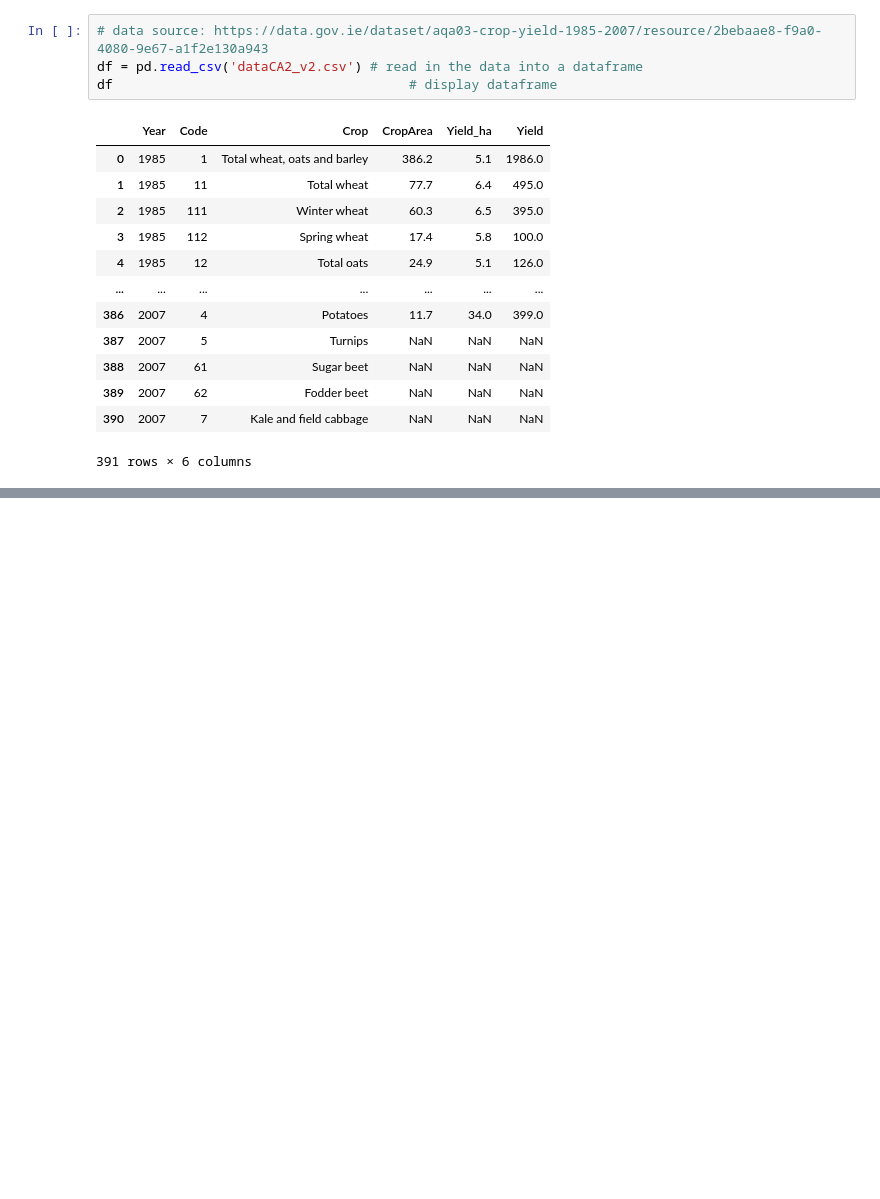
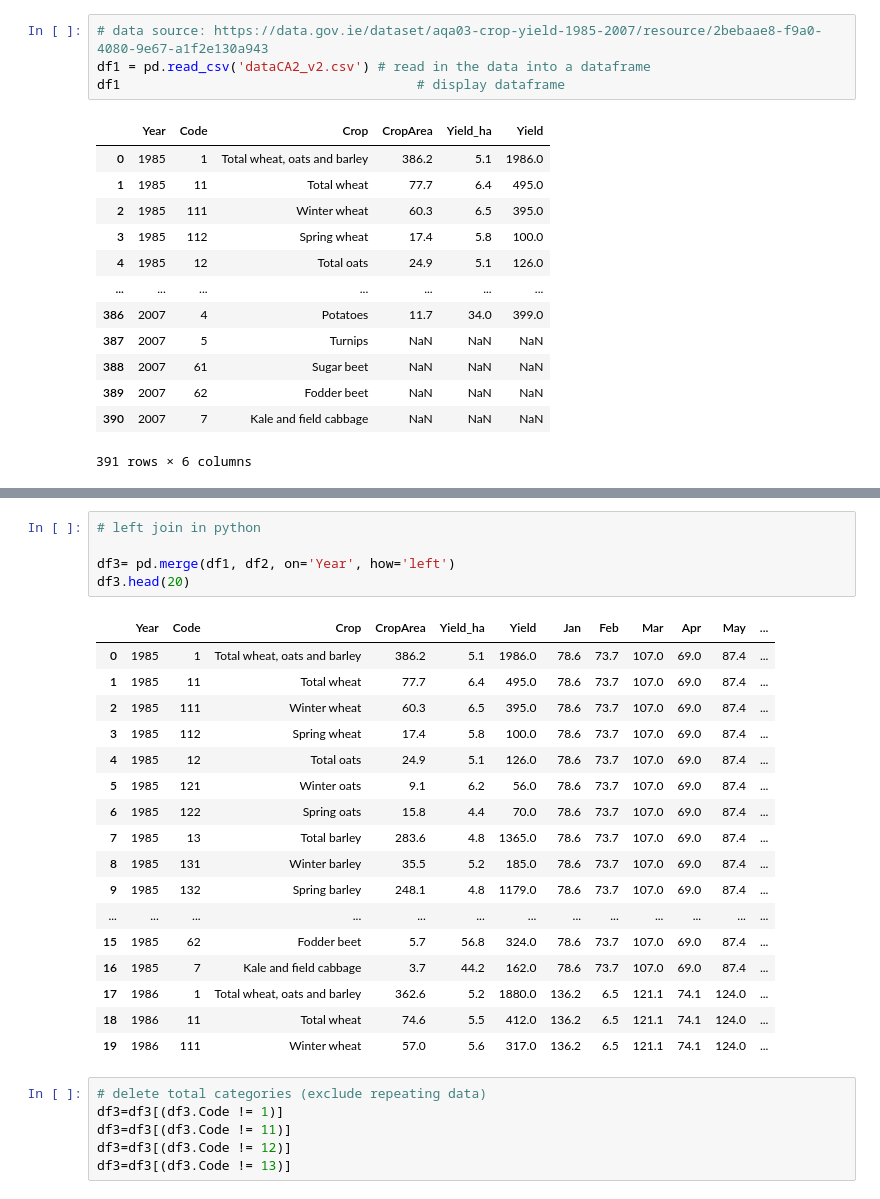
Before and after one commit to Vitalismirnov/CA2_Smirnoff, a Jupyter notebook: CA2_VitalisSmirnovs.ipynb, the cells around one changed output, grey strips where cells are left out. Saved outputs shown, nothing was run; the diff lists cells and outputs as text; blank space fills up the shorter version.

```diff
--- a/CA2_VitalisSmirnovs.ipynb
+++ b/CA2_VitalisSmirnovs.ipynb
@@ -54,8 +54,8 @@ def printmd(string, color=None):
     display(Markdown(colorstr))
 # %%
 # data source: https://data.gov.ie/dataset/aqa03-crop-yield-1985-2007/resource/2bebaae8-f9a0-4080-9e67-a1f2e130a943
-df = pd.read_csv('dataCA2_v2.csv') # read in the data into a dataframe
-df                                      # display dataframe
+df1 = pd.read_csv('dataCA2_v2.csv') # read in the data into a dataframe
+df1                                      # display dataframe
 # %% [output]
 |  | Year | Code | Crop | CropArea | Yield_ha | Yield |
 | 0 | 1985 | 1 | Total wheat, oats and barley | 386.2 | 5.1 | 1986.0 |
@@ -187,3 +206,32 @@ df.describe()
 | 50% | 1996.00000 | 123.400000 | 79.900000 | 90.900000 | 79.900000 | 67.900000 | 79.700000 | 73.900000 | 83.700000 | 80.200000 | 144.500000 | ... |
 | 75% | 2001.50000 | 140.300000 | 110.650000 | 108.600000 | 100.000000 | 86.850000 | 98.700000 | 87.400000 | 115.650000 | 99.850000 | 160.750000 | ... |
 | max | 2007.00000 | 194.600000 | 192.500000 | 134.300000 | 124.000000 | 139.500000 | 141.300000 | 133.000000 | 191.500000 | 173.600000 | 199.100000 | ... |
+# %%
+# left join in python
+
+df3= pd.merge(df1, df2, on='Year', how='left')
+df3.head(20)
+# %% [output]
+|  | Year | Code | Crop | CropArea | Yield_ha | Yield | Jan | Feb | Mar | Apr | May | ... |
+| 0 | 1985 | 1 | Total wheat, oats and barley | 386.2 | 5.1 | 1986.0 | 78.6 | 73.7 | 107.0 | 69.0 | 87.4 | ... |
+| 1 | 1985 | 11 | Total wheat | 77.7 | 6.4 | 495.0 | 78.6 | 73.7 | 107.0 | 69.0 | 87.4 | ... |
+| 2 | 1985 | 111 | Winter wheat | 60.3 | 6.5 | 395.0 | 78.6 | 73.7 | 107.0 | 69.0 | 87.4 | ... |
+| 3 | 1985 | 112 | Spring wheat | 17.4 | 5.8 | 100.0 | 78.6 | 73.7 | 107.0 | 69.0 | 87.4 | ... |
+| 4 | 1985 | 12 | Total oats | 24.9 | 5.1 | 126.0 | 78.6 | 73.7 | 107.0 | 69.0 | 87.4 | ... |
+| 5 | 1985 | 121 | Winter oats | 9.1 | 6.2 | 56.0 | 78.6 | 73.7 | 107.0 | 69.0 | 87.4 | ... |
+| 6 | 1985 | 122 | Spring oats | 15.8 | 4.4 | 70.0 | 78.6 | 73.7 | 107.0 | 69.0 | 87.4 | ... |
+| 7 | 1985 | 13 | Total barley | 283.6 | 4.8 | 1365.0 | 78.6 | 73.7 | 107.0 | 69.0 | 87.4 | ... |
+| 8 | 1985 | 131 | Winter barley | 35.5 | 5.2 | 185.0 | 78.6 | 73.7 | 107.0 | 69.0 | 87.4 | ... |
+| 9 | 1985 | 132 | Spring barley | 248.1 | 4.8 | 1179.0 | 78.6 | 73.7 | 107.0 | 69.0 | 87.4 | ... |
+| ... | ... | ... | ... | ... | ... | ... | ... | ... | ... | ... | ... | ... |
+| 15 | 1985 | 62 | Fodder beet | 5.7 | 56.8 | 324.0 | 78.6 | 73.7 | 107.0 | 69.0 | 87.4 | ... |
+| 16 | 1985 | 7 | Kale and field cabbage | 3.7 | 44.2 | 162.0 | 78.6 | 73.7 | 107.0 | 69.0 | 87.4 | ... |
+| 17 | 1986 | 1 | Total wheat, oats and barley | 362.6 | 5.2 | 1880.0 | 136.2 | 6.5 | 121.1 | 74.1 | 124.0 | ... |
+| 18 | 1986 | 11 | Total wheat | 74.6 | 5.5 | 412.0 | 136.2 | 6.5 | 121.1 | 74.1 | 124.0 | ... |
+| 19 | 1986 | 111 | Winter wheat | 57.0 | 5.6 | 317.0 | 136.2 | 6.5 | 121.1 | 74.1 | 124.0 | ... |
+# %%
+# delete total categories (exclude repeating data)
+df3=df3[(df3.Code != 1)]
+df3=df3[(df3.Code != 11)]
+df3=df3[(df3.Code != 12)]
+df3=df3[(df3.Code != 13)]
```
Also changed, not shown: parts of 10 cells of this notebook.
